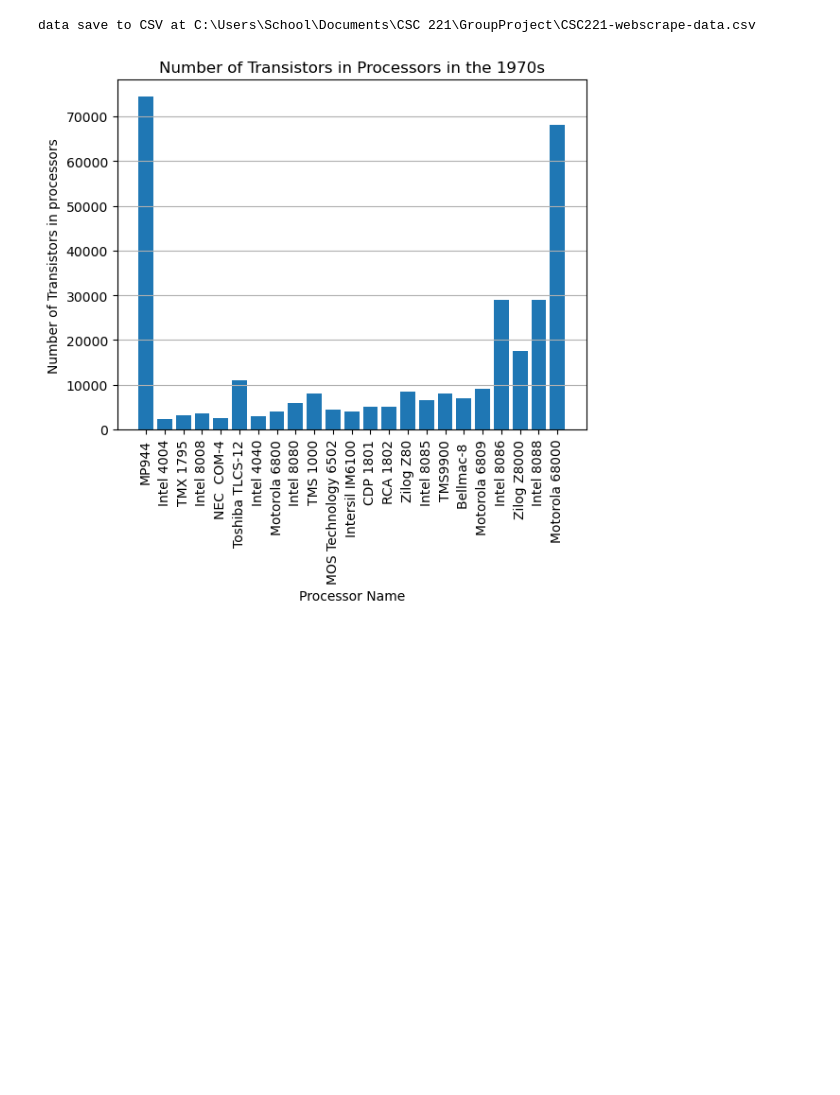
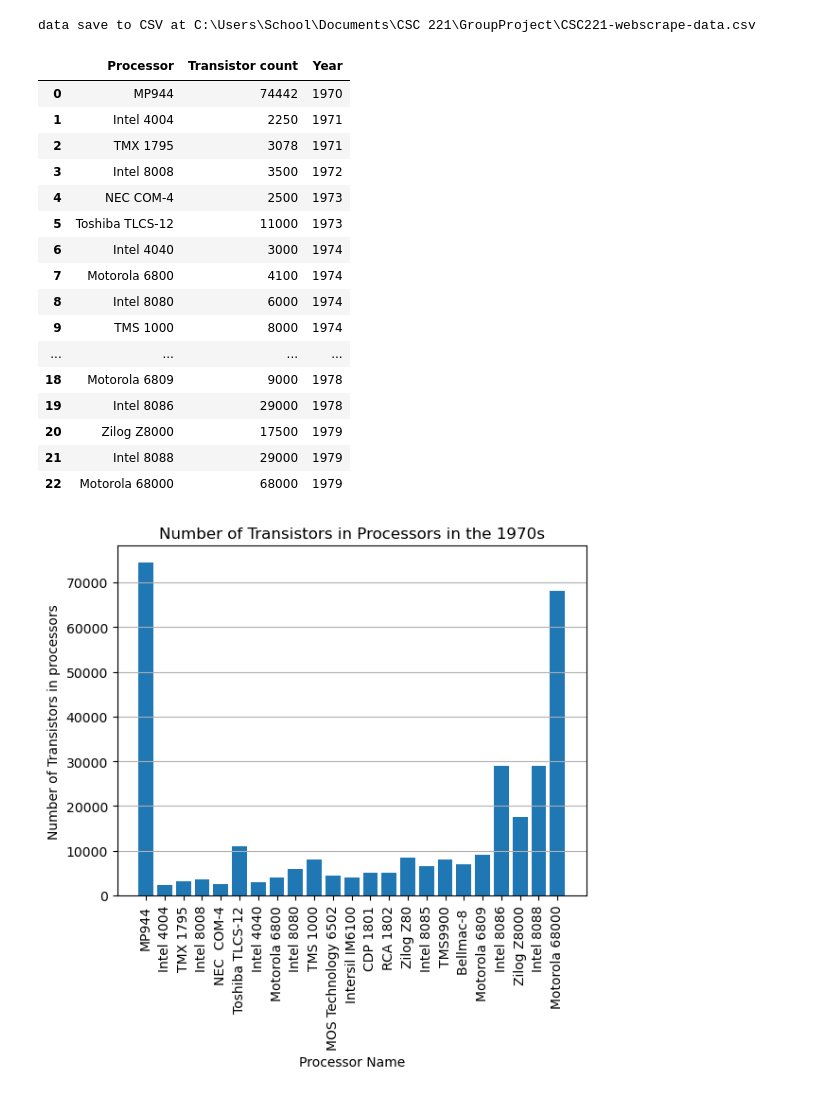
Before and after one commit to jmbartkowiak/CSC221-Project, a Jupyter notebook: CSC221-jmbartkowiak-GroupProject.ipynb, the cells around one changed output. Cells and saved outputs as stored; diff of their text form; code cells hidden in the pictures; blank space fills up the shorter version.

Commit message:
Added a line to display the data frame

```diff
--- a/CSC221-jmbartkowiak-GroupProject.ipynb
+++ b/CSC221-jmbartkowiak-GroupProject.ipynb
@@ -109,4 +109,29 @@ if table_data:
     save_to_csv(table_data, output_path)
 # %% [output]
 data save to CSV at C:\Users\School\Documents\CSC 221\GroupProject\CSC221-webscrape-data.csv
+# %%
+import pandas as pd
+import matplotlib.pyplot as plt
+# Create dataframe from csv
+# only using first 3 columns
+dataFrame = pd.read_csv("CSC221-webscrape-data.csv", nrows=23, usecols=[0,1,2])
+dataFrame
+# %% [output]
+|  | Processor | Transistor count | Year |
+| 0 | MP944 | 74442 | 1970 |
+| 1 | Intel 4004 | 2250 | 1971 |
+| 2 | TMX 1795 | 3078 | 1971 |
+| 3 | Intel 8008 | 3500 | 1972 |
+| 4 | NEC COM-4 | 2500 | 1973 |
+| 5 | Toshiba TLCS-12 | 11000 | 1973 |
+| 6 | Intel 4040 | 3000 | 1974 |
+| 7 | Motorola 6800 | 4100 | 1974 |
+| 8 | Intel 8080 | 6000 | 1974 |
+| 9 | TMS 1000 | 8000 | 1974 |
+| ... | ... | ... | ... |
+| 18 | Motorola 6809 | 9000 | 1978 |
+| 19 | Intel 8086 | 29000 | 1978 |
+| 20 | Zilog Z8000 | 17500 | 1979 |
+| 21 | Intel 8088 | 29000 | 1979 |
+| 22 | Motorola 68000 | 68000 | 1979 |
 # %%
```
Also changed, not shown: parts of 1 cell of this notebook.
